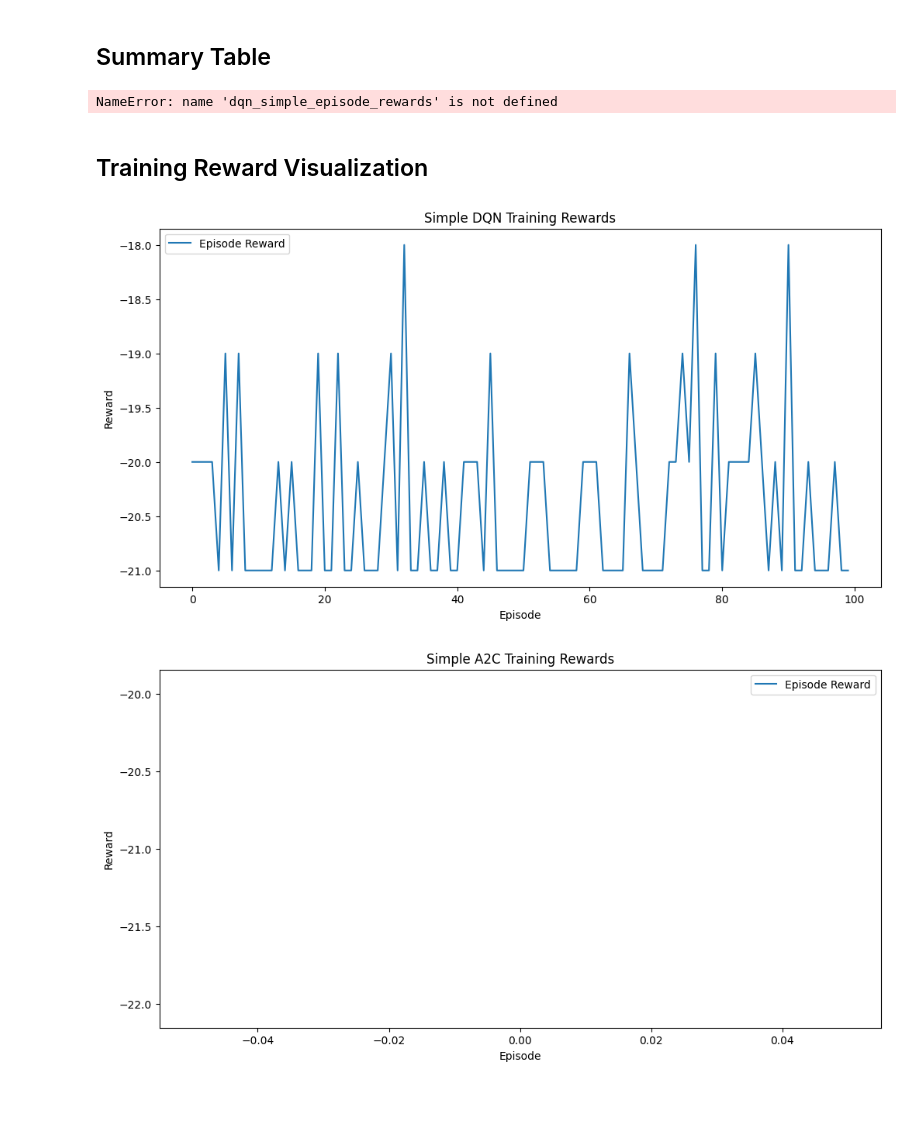
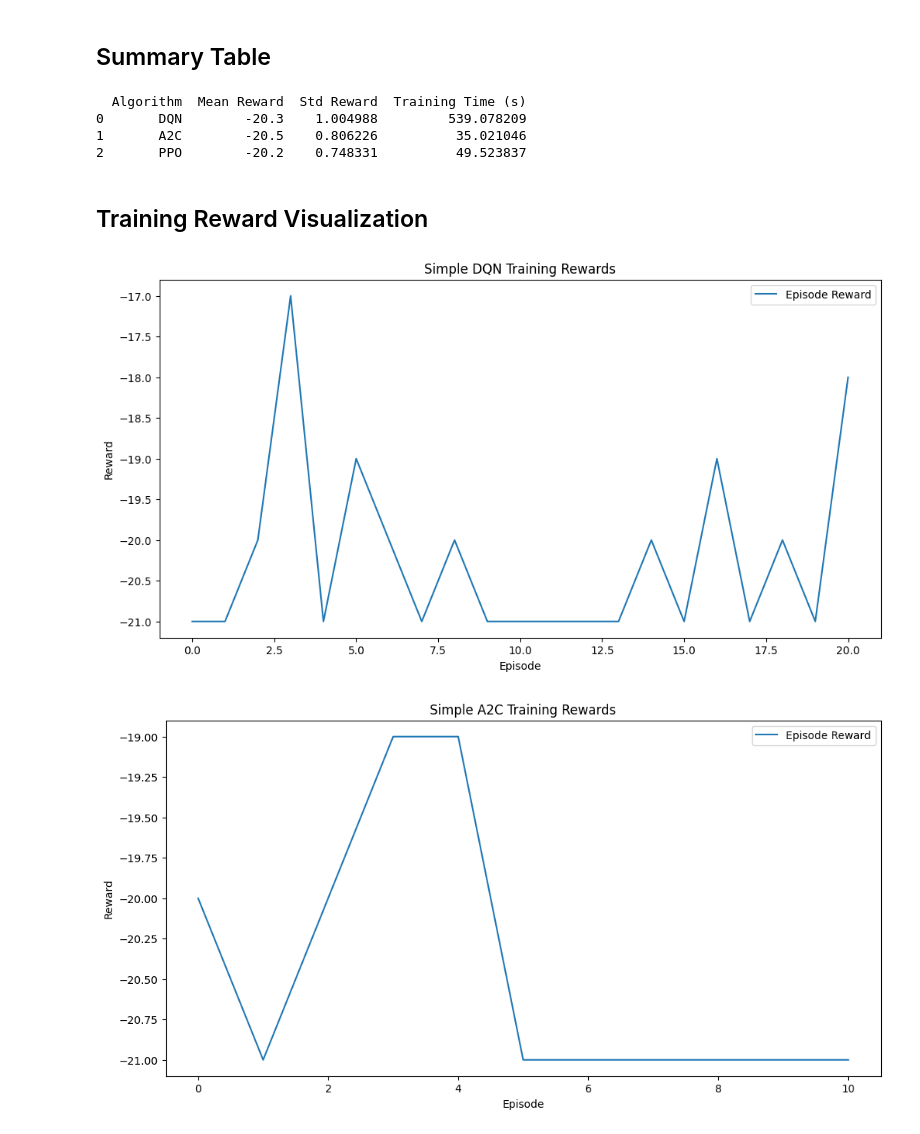
Before and after one commit to MaxiStahl1992/rl-pong, a Jupyter notebook: RL_Pong.ipynb, the cells around one changed output. Saved outputs shown, nothing was run; the diff lists cells and outputs as text; code cells hidden in the pictures; blank space fills up the shorter version.

Commit message:
update algorithms

```diff
--- a/RL_Pong.ipynb
+++ b/RL_Pong.ipynb
@@ -385,6 +360,7 @@ def train_ppo(env, num_steps, device):
     state = torch.tensor(state, device=device).unsqueeze(0).float()
     episode_reward = 0
     episode = 0
+    losses = []
 
     while total_steps < num_env_steps:
         for _ in range(rollout_length):
@@ -463,6 +439,7 @@ def train_ppo(env, num_steps, device):
                 policy_loss = -torch.min(surr1, surr2).mean()
                 value_loss = nn.functional.mse_loss(value.squeeze(), batch_returns.squeeze())
                 loss = policy_loss + value_loss_coef * value_loss - entropy_coef * entropy
+                losses.append(loss.item())
 
                 optimizer.zero_grad()
                 loss.backward()
@@ -479,10 +456,10 @@ def train_ppo(env, num_steps, device):
     env.close()
     print("Training complete!")
     print(f"Total training time: {total_training_time:.2f} seconds")
-    return model, episode_rewards, total_training_time
+    return model, episode_rewards, total_training_time, losses
 # %% [markdown]
 ## Train the Model
 # %%
-num_episodes = 100
-ppo_simple_model, ppo_simple_episode_rewards, ppo_simple_training_time = train_ppo(env_simple, num_steps=num_episodes, device=device)
+num_steps = 10000
+ppo_simple_model, ppo_simple_episode_rewards, ppo_simple_training_time, ppo_simple_losses = train_ppo(env_simple, num_steps=num_steps, device=device)
 # %% [output]
@@ -649,8 +641,8 @@ def train_a2c(env, num_episodes, device):
 # %% [markdown]
 ## Train the Model
 # %%
-num_steps = 100
-a2c_simple_model, a2c_simple_episode_rewards, a2c_simple_training_time = train_a2c(env_simple, num_steps, device)
+num_steps = 10000
+a2c_simple_model, a2c_simple_episode_rewards, a2c_simple_training_time, a2c_simple_losses = train_a2c(env_simple, num_steps, device)
 # %% [output]
 Input shape: (4, 84, 84)
 Input shape: (4, 84, 84)
@@ -854,7 +875,7 @@ def train_dqn(env, num_episodes, device):
 # %% [markdown]
 ## Train the Model
 # %%
-num_episodes = 100
-dqn_simple_policy_net, dqn_simple_episode_rewards, dqn_simple_training_time = train_dqn(env_simple, num_episodes, device)
+num_episodes = 20000
+dqn_simple_policy_net, dqn_simple_episode_rewards, dqn_simple_training_time, dqn_simple_losses = train_dqn(env_simple, num_episodes, device)
 # %% [output]
 Input shape: (4, 84, 84)
@@ -893,27 +923,29 @@ data = {
     'Training Time (s)': [dqn_simple_training_time, a2c_simple_training_time, ppo_simple_training_time]
 }
 
-print(a2c_simple_episode_rewards[-10:])
-
 df = pd.DataFrame(data)
 print(df)
 # %% [output]
-NameError: name 'dqn_simple_episode_rewards' is not defined
+  Algorithm  Mean Reward  Std Reward  Training Time (s)
+0       DQN        -20.3    1.004988         539.078209
+1       A2C        -20.5    0.806226          35.021046
+2       PPO        -20.2    0.748331          49.523837
 # %% [markdown]
 ## Training Reward Visualization
 # %%
 def plot_rewards(rewards, algorithm_name):
     plt.figure(figsize=(12, 6))
     plt.plot(rewards, label='Episode Reward')
     plt.title(f"{algorithm_name} Training Rewards")
     plt.xlabel("Episode")
     plt.ylabel("Reward")
     plt.legend()
     plt.show()
 
 # Plotting the rewards
 plot_rewards(dqn_simple_episode_rewards, "Simple DQN")
 plot_rewards(a2c_simple_episode_rewards, "Simple A2C")
+plot_rewards(ppo_simple_episode_rewards, "Simple PPO")
 # %% [output]
-[figure, old version]
+[figure, new version]
-[figure, old version]
+[figure, new version]
```
Also changed, not shown: parts of 25 cells of this notebook.
